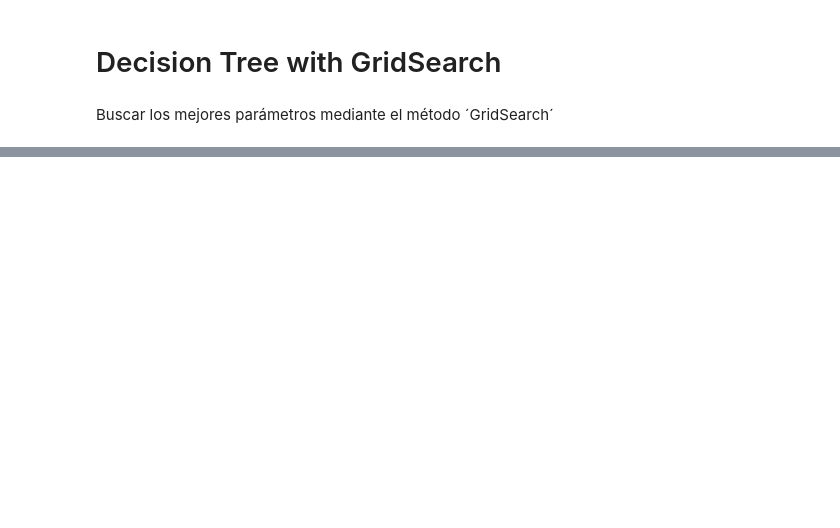
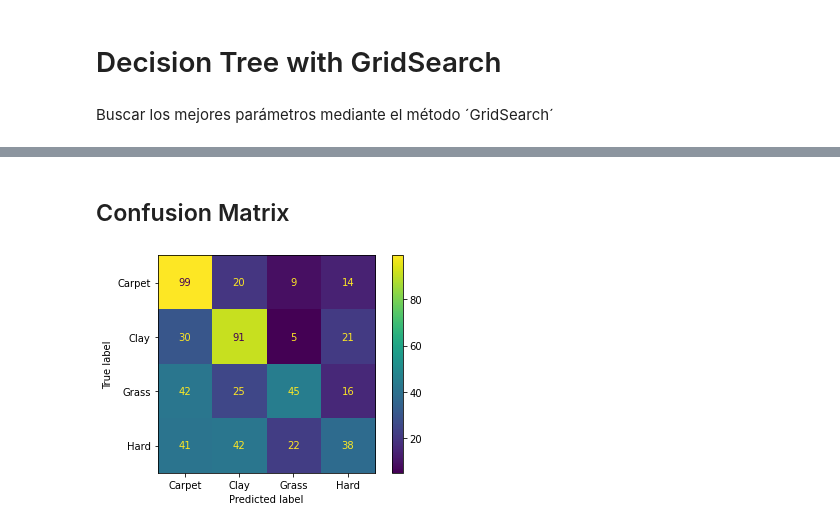
Before and after one commit to luperezsal/DM-Classification-Tree, a Jupyter notebook: Main.ipynb, the cells around one changed output, grey strips where cells are left out. Cells and saved outputs as stored; diff of their text form; code cells hidden in the pictures; blank space fills up the shorter version.

```diff
--- a/Main.ipynb
+++ b/Main.ipynb
@@ -303,20 +302,23 @@ pipe = Pipeline(steps=[('std_slc', std_slc),
                        ('pca', pca),
                        ('dec_tree', dec_tree)])
 
-n_components = list(range(1,X.shape[1]+1,1))
+n_components = list(range(1, X.shape[1]+1, 1))
 
 criterion = ['gini', 'entropy']
 max_depth = depths
 
-parameters = dict(pca__n_components=n_components,
-                  dec_tree__criterion=criterion,
-                  dec_tree__max_depth=max_depth)
+parameters = dict(pca__n_components = n_components,
+                  dec_tree__criterion = criterion,
+                  dec_tree__max_depth = max_depth)
 
 clf_GS = GridSearchCV(pipe, parameters)
 clf_GS.fit(X, y)
 
-print('Best Criterion:', clf_GS.best_estimator_.get_params()['dec_tree__criterion'])
-print('Best max_depth:', clf_GS.best_estimator_.get_params()['dec_tree__max_depth'])
+best_criterion = clf_GS.best_estimator_.get_params()['dec_tree__criterion']
+best_max_depth = clf_GS.best_estimator_.get_params()['dec_tree__max_depth']
+
+print('Best Criterion:', best_criterion)
+print('Best max_depth:', best_max_depth)
 print('Best Number Of Components:', clf_GS.best_estimator_.get_params()['pca__n_components'])
-print(); print(clf_GS.best_estimator_.get_params()['dec_tree'])
+print(clf_GS.best_estimator_.get_params()['dec_tree'])
 # %% [output]
@@ -370,0 +374,12 @@ print(classification_report(y_test, y_pred))
+# %% [markdown]
+## Confusion Matrix
+# %%
+from sklearn.metrics import ConfusionMatrixDisplay
+
+# Save Confusion Matrix image
+FILE_NAME = f"gs_{best_criterion}_{best_max_depth}_cm_{MODEL_TIMESTAMP}"
+
+confusion_matrix = ConfusionMatrixDisplay.from_estimator(best_model, x_test, y_test)
+confusion_matrix.figure_.savefig(CONFUSION_MATRIX_PATH + FILE_NAME, dpi = resolution)
+# %% [output]
+[figure, added]
```
Also changed, not shown: parts of 12 cells of this notebook, 6 other files.
